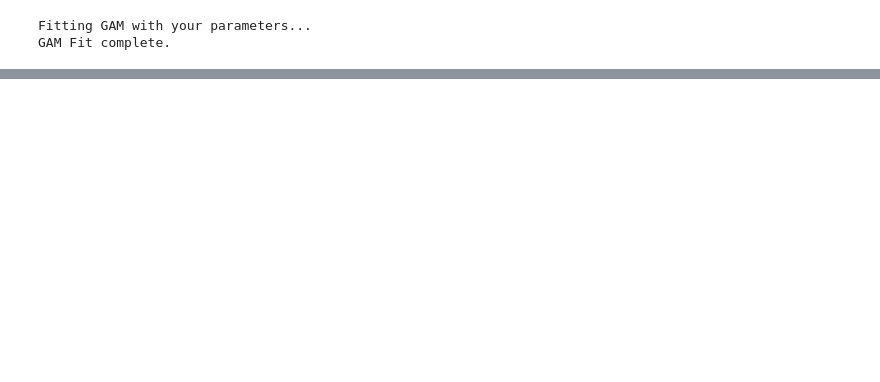
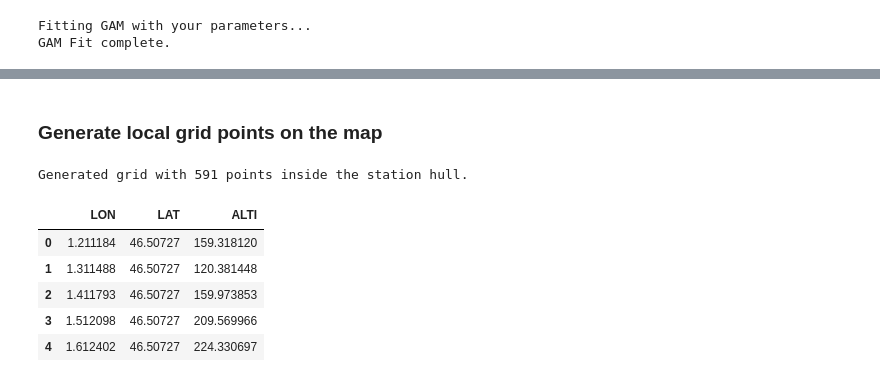
Before and after one commit to mdb0/extreme-precipitation-extents, a Jupyter notebook: load_data.ipynb, the cells around one changed output, grey strips where cells are left out. Cells and saved outputs as stored; diff of their text form; code cells hidden in the pictures; blank space fills up the shorter version.

```diff
--- a/load_data.ipynb
+++ b/load_data.ipynb
@@ -270,0 +244,49 @@ Calculating long-term averages (1950-2023)...
+# %% [markdown]
+### Generate local grid points on the map
+# %%
+from scipy.interpolate import griddata
+from scipy.spatial import ConvexHull
+from matplotlib.path import Path
+
+x = train_df['LON'].values
+y = train_df['LAT'].values
+z = train_df['ALTI'].values
+
+# Generate grid across the domain
+grid_x, grid_y = np.meshgrid(
+    np.linspace(x.min(), x.max(), 30),
+    np.linspace(y.min(), y.max(), 30)
+)
+flat_lon = grid_x.ravel()
+flat_lat = grid_y.ravel()
+
+# Interpolate Elevation
+grid_alti = griddata((x, y), z, (flat_lon, flat_lat), method='linear')
+
+# Filter Points Inside Convex Hull
+points = np.column_stack((x, y))
+hull = ConvexHull(points)
+hull_path = Path(points[hull.vertices])
+
+# Check which grid points are strictly inside that polygon
+grid_points = np.column_stack((flat_lon, flat_lat))
+mask = hull_path.contains_points(grid_points)
+
+# 4. Final DataFrame
+# ------------------
+grid = pd.DataFrame({
+    'LON': flat_lon[mask],
+    'LAT': flat_lat[mask],
+    'ALTI': grid_alti[mask]
+})
+
+print(f"Generated grid with {len(grid)} points inside the station hull.")
+grid.head()
+# %% [output]
+Generated grid with 591 points inside the station hull.
+|  | LON | LAT | ALTI |
+| 0 | 1.211184 | 46.50727 | 159.318120 |
+| 1 | 1.311488 | 46.50727 | 120.381448 |
+| 2 | 1.411793 | 46.50727 | 159.973853 |
+| 3 | 1.512098 | 46.50727 | 209.569966 |
+| 4 | 1.612402 | 46.50727 | 224.330697 |
```
Also changed, not shown: parts of 15 cells of this notebook.
